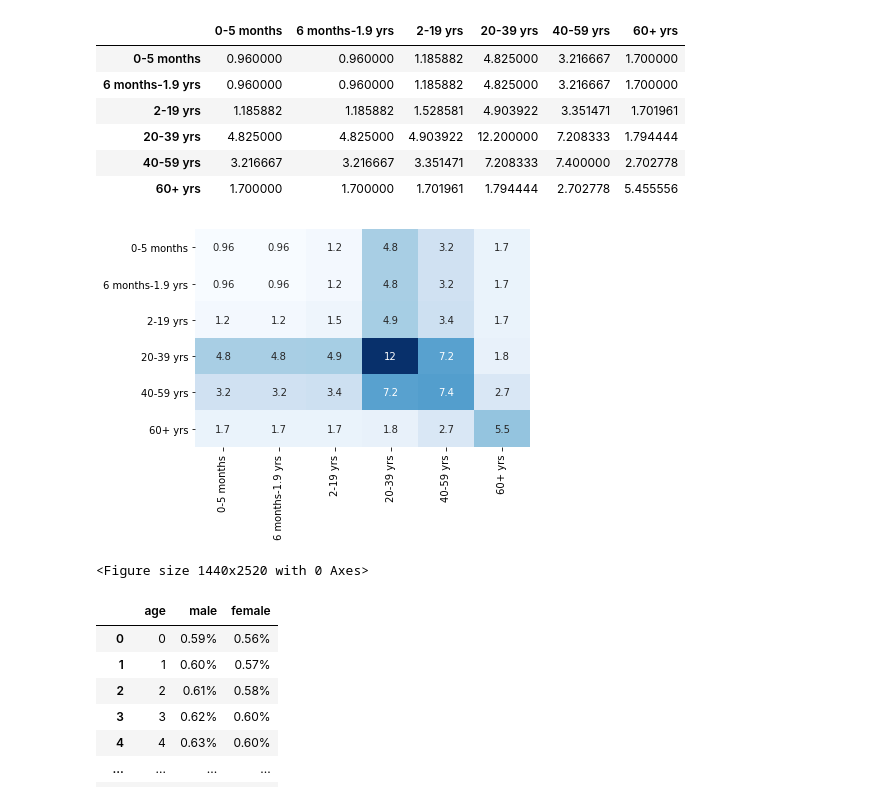
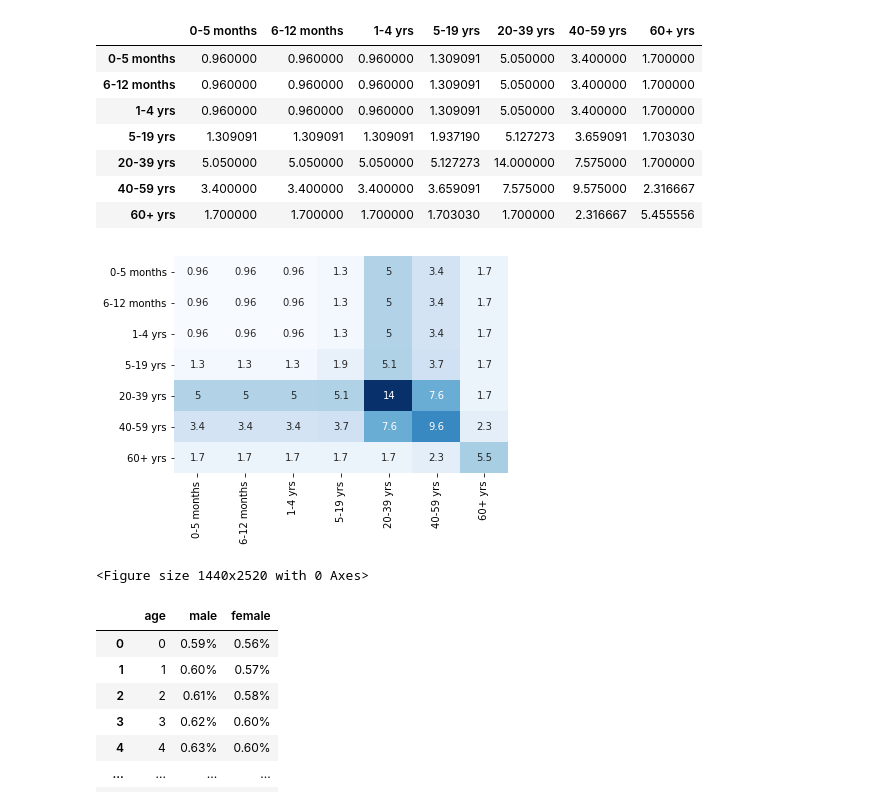
Before and after one commit to seibikobara/570_project, a Jupyter notebook: contact_matrix.ipynb, the cells around one changed output. Cells and saved outputs as stored; diff of their text form; code cells hidden in the pictures.

```diff
--- a/contact_matrix.ipynb
+++ b/contact_matrix.ipynb
@@ -188,5 +208,5 @@ for i in range(28):
 # %%
-B=np.zeros((6,6))
+B=np.zeros((7,7))
 # %%
 # age proportion
 
@@ -251,9 +287,9 @@ array([[ 0.96      ,  0.96      ,  1.18588235,  5.05      ,  3.4       ,
 # %%
 # make it symmetric
-M=np.zeros((6,6))
+M=np.zeros((7,7))
 # %%
-for i in range(6):
-    for j in range(6):
+for i in range(7):
+    for j in range(7):
         M[i,j]=(B[i,j]+B[j,i])/2
 # %%
 M
@@ -284,31 +323,32 @@ output_M
 # %%
 output_M.to_csv("contact_matrix.csv",sep=",")
 # %%
-output_M.columns=["0-5 months","6 months-1.9 yrs", "2-19 yrs","20-39 yrs","40-59 yrs","60+ yrs"]
-output_M.set_axis(["0-5 months","6 months-1.9 yrs", "2-19 yrs","20-39 yrs","40-59 yrs","60+ yrs"],axis=0)
+output_M.columns=["0-5 months","6-12 months", "1-4 yrs","5-19 yrs","20-39 yrs","40-59 yrs","60+ yrs"]
+output_M.set_axis(["0-5 months","6-12 months", "1-4 yrs","5-19 yrs","20-39 yrs","40-59 yrs","60+ yrs"],axis=0)
 # %% [output]
-|  | 0-5 months | 6 months-1.9 yrs | 2-19 yrs | 20-39 yrs | 40-59 yrs | 60+ yrs |
-| 0-5 months | 0.960000 | 0.960000 | 1.185882 | 4.825000 | 3.216667 | 1.700000 |
-| 6 months-1.9 yrs | 0.960000 | 0.960000 | 1.185882 | 4.825000 | 3.216667 | 1.700000 |
-| 2-19 yrs | 1.185882 | 1.185882 | 1.528581 | 4.903922 | 3.351471 | 1.701961 |
-| 20-39 yrs | 4.825000 | 4.825000 | 4.903922 | 12.200000 | 7.208333 | 1.794444 |
-| 40-59 yrs | 3.216667 | 3.216667 | 3.351471 | 7.208333 | 7.400000 | 2.702778 |
-| 60+ yrs | 1.700000 | 1.700000 | 1.701961 | 1.794444 | 2.702778 | 5.455556 |
+|  | 0-5 months | 6-12 months | 1-4 yrs | 5-19 yrs | 20-39 yrs | 40-59 yrs | 60+ yrs |
+| 0-5 months | 0.960000 | 0.960000 | 0.960000 | 1.309091 | 5.050000 | 3.400000 | 1.700000 |
+| 6-12 months | 0.960000 | 0.960000 | 0.960000 | 1.309091 | 5.050000 | 3.400000 | 1.700000 |
+| 1-4 yrs | 0.960000 | 0.960000 | 0.960000 | 1.309091 | 5.050000 | 3.400000 | 1.700000 |
+| 5-19 yrs | 1.309091 | 1.309091 | 1.309091 | 1.937190 | 5.127273 | 3.659091 | 1.703030 |
+| 20-39 yrs | 5.050000 | 5.050000 | 5.050000 | 5.127273 | 14.000000 | 7.575000 | 1.700000 |
+| 40-59 yrs | 3.400000 | 3.400000 | 3.400000 | 3.659091 | 7.575000 | 9.575000 | 2.316667 |
+| 60+ yrs | 1.700000 | 1.700000 | 1.700000 | 1.703030 | 1.700000 | 2.316667 | 5.455556 |
 # %%
 import matplotlib.pyplot as plt
 import seaborn as sb
 # %%
 # plot heatmap
 # label
-x_axis_labels=["0-5 months","6 months-1.9 yrs", "2-19 yrs","20-39 yrs","40-59 yrs","60+ yrs"]
-y_axis_labels=["0-5 months","6 months-1.9 yrs", "2-19 yrs","20-39 yrs","40-59 yrs","60+ yrs"]
+x_axis_labels=["0-5 months","6-12 months", "1-4 yrs","5-19 yrs","20-39 yrs","40-59 yrs","60+ yrs"]
+y_axis_labels=["0-5 months","6-12 months", "1-4 yrs","5-19 yrs","20-39 yrs","40-59 yrs","60+ yrs"]
 figure_=sb.heatmap(output_M, cmap="Blues",
            annot=True,xticklabels=x_axis_labels,yticklabels=y_axis_labels, cbar=False)
 plt.figure(figsize=(20,35))
 output_figure=figure_.get_figure()
 output_figure.savefig('our_contact_matrix.png', dpi=1200)
 # %% [output]
-[figure, old version]
+[figure, new version]
 <Figure size 1440x2520 with 0 Axes>
 # %%
 # US proportion
```
Also changed, not shown: parts of 16 cells of this notebook, 2 other files.
